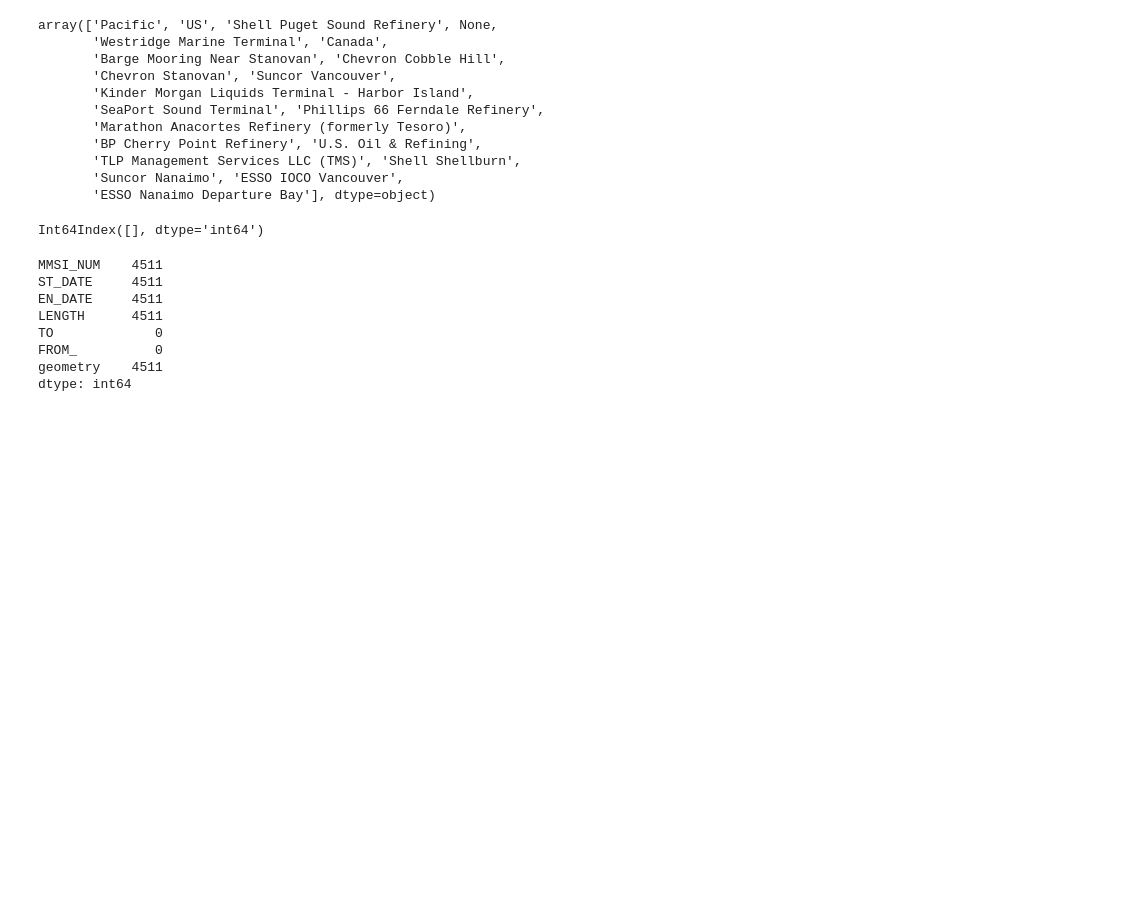
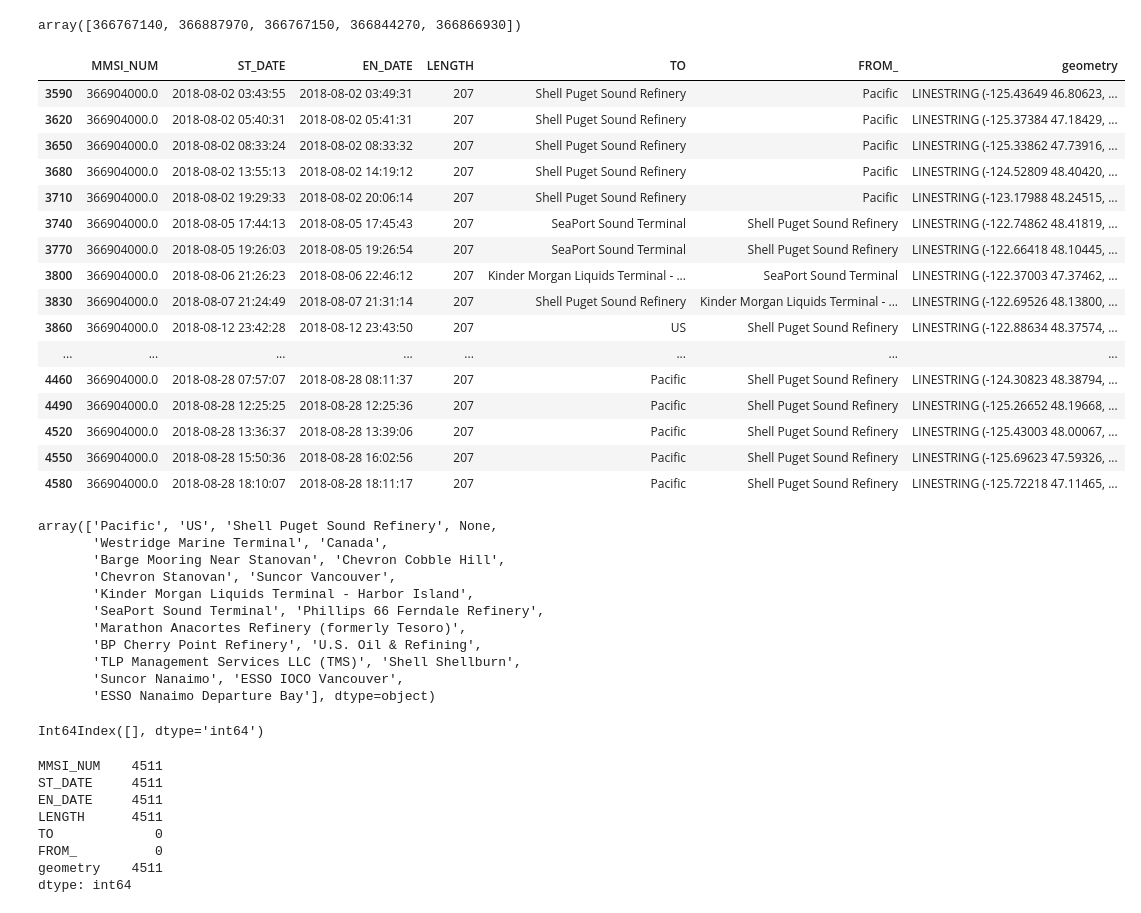
Before and after one commit to SalishSeaCast/analysis-susan, a Jupyter notebook: MIDOSS/Testing/ShapelyGeoPandas-OneCure.ipynb, the cells around one changed output. Cells and saved outputs as stored; diff of their text form; code cells hidden in the pictures; blank space fills up the shorter version.

```diff
--- a/MIDOSS/Testing/ShapelyGeoPandas-OneCure.ipynb
+++ b/MIDOSS/Testing/ShapelyGeoPandas-OneCure.ipynb
@@ -58,3 +55,28 @@ todd[::50]
+# %%
+seaport.MMSI_NUM.unique().astype(int)
+# %% [output]
+array([366767140, 366887970, 366767150, 366844270, 366866930])
+# %%
+island_monarch = innerdata[innerdata.MMSI_NUM == 366904000]
+island_monarch[::30]
+# %% [output]
+|  | MMSI_NUM | ST_DATE | EN_DATE | LENGTH | TO | FROM_ | geometry |
+| 3590 | 366904000.0 | 2018-08-02 03:43:55 | 2018-08-02 03:49:31 | 207 | Shell Puget Sound Refinery | Pacific | LINESTRING (-125.43649 46.80623, ... |
+| 3620 | 366904000.0 | 2018-08-02 05:40:31 | 2018-08-02 05:41:31 | 207 | Shell Puget Sound Refinery | Pacific | LINESTRING (-125.37384 47.18429, ... |
+| 3650 | 366904000.0 | 2018-08-02 08:33:24 | 2018-08-02 08:33:32 | 207 | Shell Puget Sound Refinery | Pacific | LINESTRING (-125.33862 47.73916, ... |
+| 3680 | 366904000.0 | 2018-08-02 13:55:13 | 2018-08-02 14:19:12 | 207 | Shell Puget Sound Refinery | Pacific | LINESTRING (-124.52809 48.40420, ... |
+| 3710 | 366904000.0 | 2018-08-02 19:29:33 | 2018-08-02 20:06:14 | 207 | Shell Puget Sound Refinery | Pacific | LINESTRING (-123.17988 48.24515, ... |
+| 3740 | 366904000.0 | 2018-08-05 17:44:13 | 2018-08-05 17:45:43 | 207 | SeaPort Sound Terminal | Shell Puget Sound Refinery | LINESTRING (-122.74862 48.41819, ... |
+| 3770 | 366904000.0 | 2018-08-05 19:26:03 | 2018-08-05 19:26:54 | 207 | SeaPort Sound Terminal | Shell Puget Sound Refinery | LINESTRING (-122.66418 48.10445, ... |
+| 3800 | 366904000.0 | 2018-08-06 21:26:23 | 2018-08-06 22:46:12 | 207 | Kinder Morgan Liquids Terminal - ... | SeaPort Sound Terminal | LINESTRING (-122.37003 47.37462, ... |
+| 3830 | 366904000.0 | 2018-08-07 21:24:49 | 2018-08-07 21:31:14 | 207 | Shell Puget Sound Refinery | Kinder Morgan Liquids Terminal - ... | LINESTRING (-122.69526 48.13800, ... |
+| 3860 | 366904000.0 | 2018-08-12 23:42:28 | 2018-08-12 23:43:50 | 207 | US | Shell Puget Sound Refinery | LINESTRING (-122.88634 48.37574, ... |
+| ... | ... | ... | ... | ... | ... | ... | ... |
+| 4460 | 366904000.0 | 2018-08-28 07:57:07 | 2018-08-28 08:11:37 | 207 | Pacific | Shell Puget Sound Refinery | LINESTRING (-124.30823 48.38794, ... |
+| 4490 | 366904000.0 | 2018-08-28 12:25:25 | 2018-08-28 12:25:36 | 207 | Pacific | Shell Puget Sound Refinery | LINESTRING (-125.26652 48.19668, ... |
+| 4520 | 366904000.0 | 2018-08-28 13:36:37 | 2018-08-28 13:39:06 | 207 | Pacific | Shell Puget Sound Refinery | LINESTRING (-125.43003 48.00067, ... |
+| 4550 | 366904000.0 | 2018-08-28 15:50:36 | 2018-08-28 16:02:56 | 207 | Pacific | Shell Puget Sound Refinery | LINESTRING (-125.69623 47.59326, ... |
+| 4580 | 366904000.0 | 2018-08-28 18:10:07 | 2018-08-28 18:11:17 | 207 | Pacific | Shell Puget Sound Refinery | LINESTRING (-125.72218 47.11465, ... |
 # %%
 def voyage_changes(inner_data, jake):
     diffy = jake[((jake.TO != jake.TO.shift(1)) & ((jake.TO == jake.TO) | (jake.TO.shift(1) == jake.TO.shift(1)))) |
```
Also changed, not shown: parts of 4 cells of this notebook, 1 other file.
